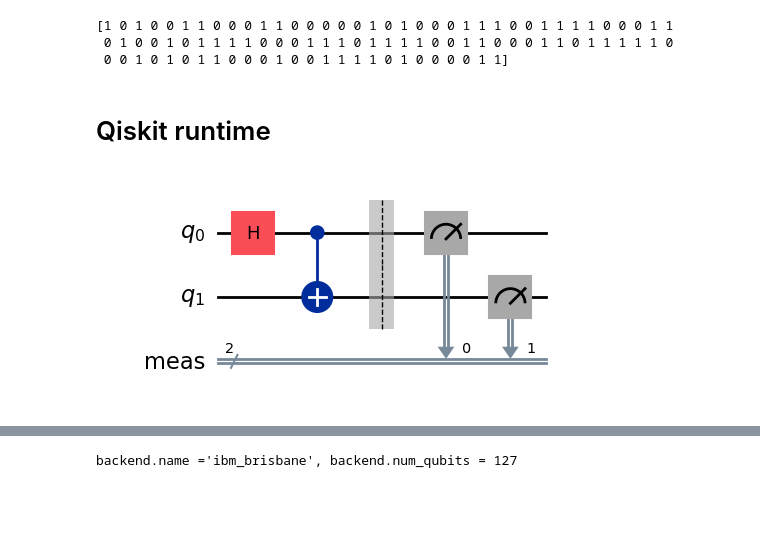
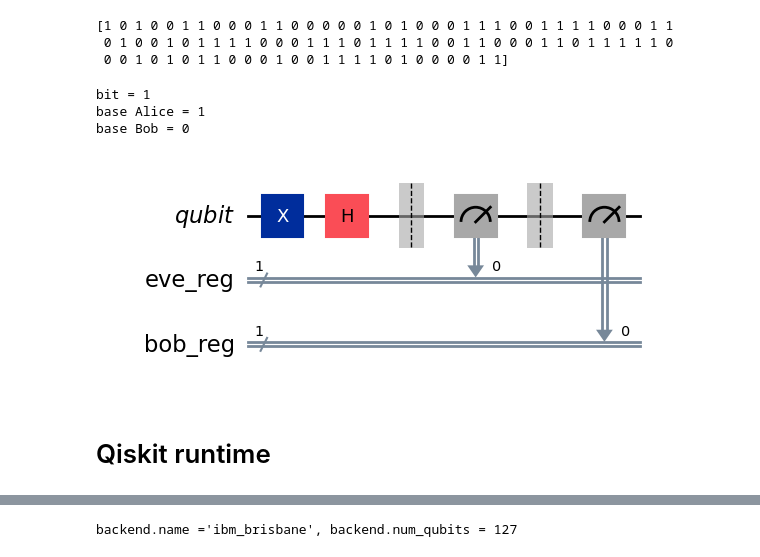
Before and after one commit to DuarteMagano/AcademiaDeFisica, a Jupyter notebook: tutorial_professor.ipynb, the cells around one changed output, grey strips where cells are left out. Cells and saved outputs as stored; diff of their text form; code cells hidden in the pictures; blank space fills up the shorter version.

```diff
--- a/tutorial_professor.ipynb
+++ b/tutorial_professor.ipynb
@@ -445,3 +440,18 @@ bob_results = measure_message(message, bob_bases)
+# %%
+# exemplo
+
+index = 7
+
+print('bit = %i' % alice_bits[index])
+print('base Alice = %i' % alice_bases[index])
+print('base Bob = %i' % bob_bases[index])
+
+message[index].draw('mpl')
+# %% [output]
+bit = 1
+base Alice = 1
+base Bob = 0
+[figure, added]
 # %% [markdown]
 # Qiskit runtime
 # %%
@@ -451,12 +461,3 @@ from qiskit_ibm_runtime import SamplerV2
 from qiskit.transpiler.preset_passmanagers import generate_preset_pass_manager
 
 from google.colab import userdata
-# %%
-qc = QuantumCircuit(2)
-qc.h(0)
-qc.cx(0, 1)
-qc.measure_all()
-
-qc.draw('mpl')
-# %% [output]
-[figure, removed]
```
Also changed, not shown: parts of 20 cells of this notebook.
